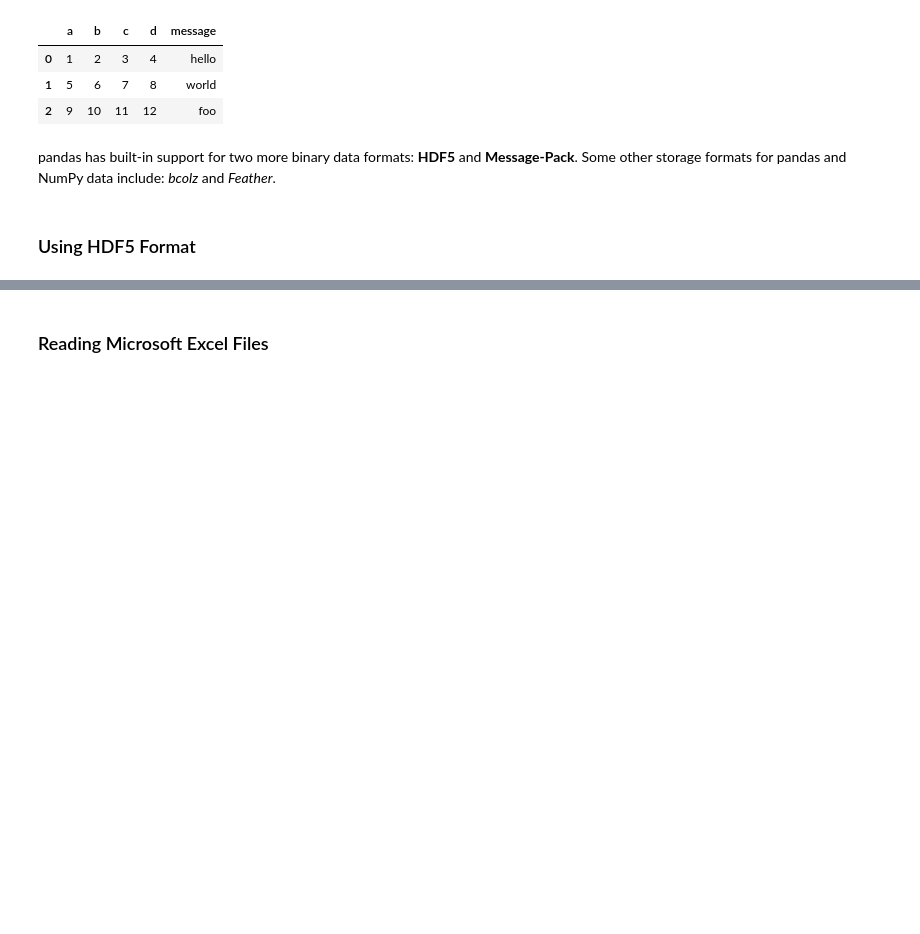
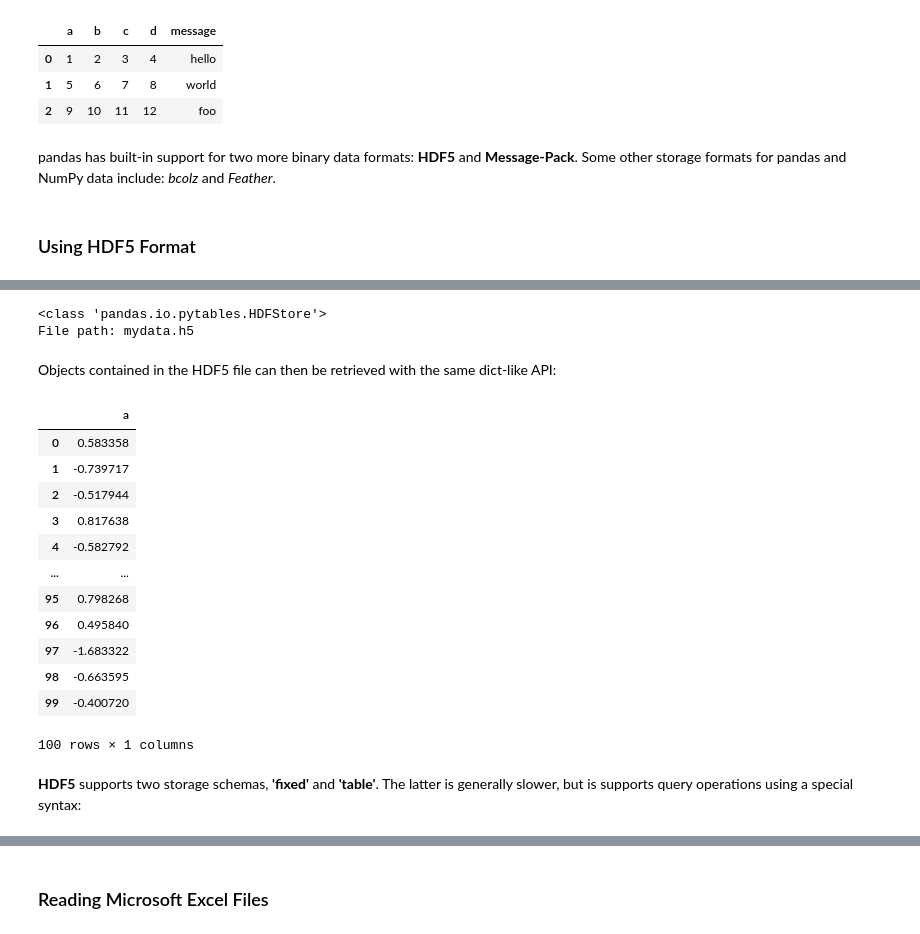
Before and after one commit to UlrikeBoehm/PythonDataAnalysis, a Jupyter notebook: 06_DataLoading_Storage_FileFormat/DataLoading_Storage_FileFormats.ipynb, the cells around one changed output, grey strips where cells are left out. Drawn from its saved outputs; the diff is of its cells as text; code cells hidden in the pictures; blank space fills up the shorter version.

```diff
--- a/06_DataLoading_Storage_FileFormat/DataLoading_Storage_FileFormats.ipynb
+++ b/06_DataLoading_Storage_FileFormat/DataLoading_Storage_FileFormats.ipynb
@@ -425,0 +430,33 @@ pandas has built-in support for two more binary data formats: __HDF5__ and __Mes
+# %%
+frame = pd.DataFrame({'a': np.random.randn(100)}) # Create a DataFrame object
+# %%
+store = pd.HDFStore('mydata.h5')
+# %%
+store['obj1'] = frame
+# %%
+store['obj1_col'] = frame['a']
+# %%
+store
+# %% [output]
+<class 'pandas.io.pytables.HDFStore'>
+File path: mydata.h5
+# %% [markdown]
+Objects contained in the HDF5 file can then be retrieved with the same dict-like API:
+# %%
+store['obj1']
+# %% [output]
+|  | a |
+| 0 | 0.583358 |
+| 1 | -0.739717 |
+| 2 | -0.517944 |
+| 3 | 0.817638 |
+| 4 | -0.582792 |
+| ... | ... |
+| 95 | 0.798268 |
+| 96 | 0.495840 |
+| 97 | -1.683322 |
+| 98 | -0.663595 |
+| 99 | -0.400720 |
+100 rows × 1 columns
+# %% [markdown]
+__HDF5__ supports two storage schemas, __'fixed'__ and __'table'__. The latter is generally slower, but is supports query operations using a special syntax:
```
Also changed, not shown: parts of 45 cells of this notebook, 3 other files.
